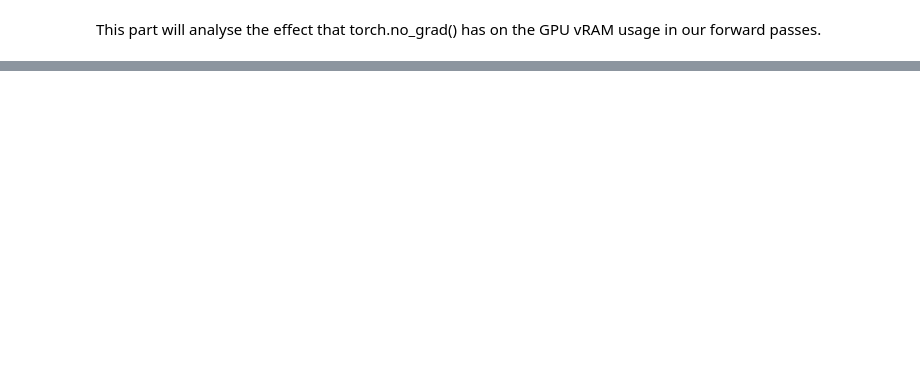
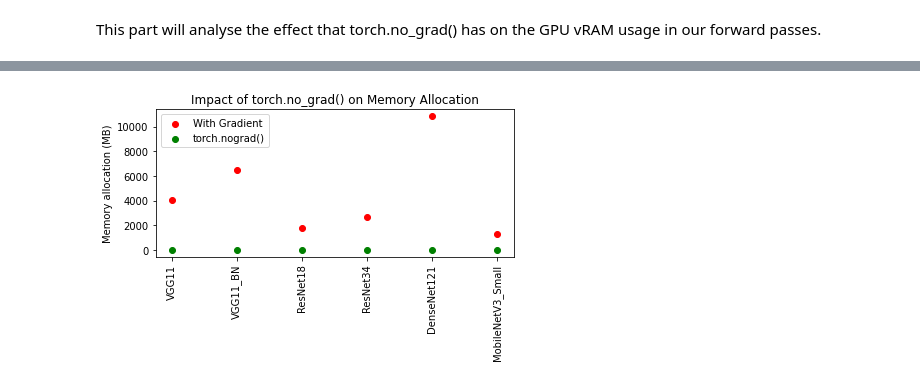
Before and after one commit to gerardPlanella/DeepLearning1_UvA_22, a Jupyter notebook: assignment2/assignment_2.ipynb, the cells around one changed output, grey strips where cells are left out. Drawn from its saved outputs; the diff is of its cells as text; code cells hidden in the pictures; blank space fills up the shorter version.

```diff
--- a/assignment2/assignment_2.ipynb
+++ b/assignment2/assignment_2.ipynb
@@ -219,26 +238,29 @@ OutOfMemoryError: CUDA out of memory. Tried to allocate 1024.00 MiB (GPU 0; 3.95
 # %%
 def plot_torch_nograd_memory(model_info, ax):
     x_keys = [name for name in model_info.keys()]
 
     y_no_grad = [model_info[name]["memory_allocated_noGrad"] for name in x_keys]
     y_grad = [model_info[name]["memory_allocated"] for name in x_keys]
 
-    width = 0.35
     x = np.arange(len(x_keys))
-    rects1 = ax.bar(x - width/2, y_no_grad, width, label="torch.nograd()")
-    rects2 = ax.bar(x + width/2, y_grad, width, label="With Gradient")
 
 
+
+    ax.scatter(x, y_grad, label = "With Gradient", color="red")
+    ax.scatter(x, y_no_grad, label = "torch.nograd()", color = "green")
+
     ax.set_title("Impact of torch.no_grad() on Memory Allocation")
-    ax.set_xticks(x, x_keys)
-    ax.set_ylabel("Inference Time (ms)")
+    ax.set_xticks(x) # values
+    ax.set_xticklabels(x_keys)
+    ax.set_ylabel("Memory allocation (MB)")
     ax.legend()
 
-    ax.bar_label(rects1, padding=3)
-    ax.bar_label(rects2, padding=3, label_type="center")
+
 
 fig, ax = plt.subplots()
 plot_torch_nograd_memory(model_info, ax)
 plt.xticks(rotation=90)
 fig.tight_layout()
 plt.show()
+# %% [output]
+[figure, added]
```
Also changed, not shown: parts of 21 cells of this notebook.
